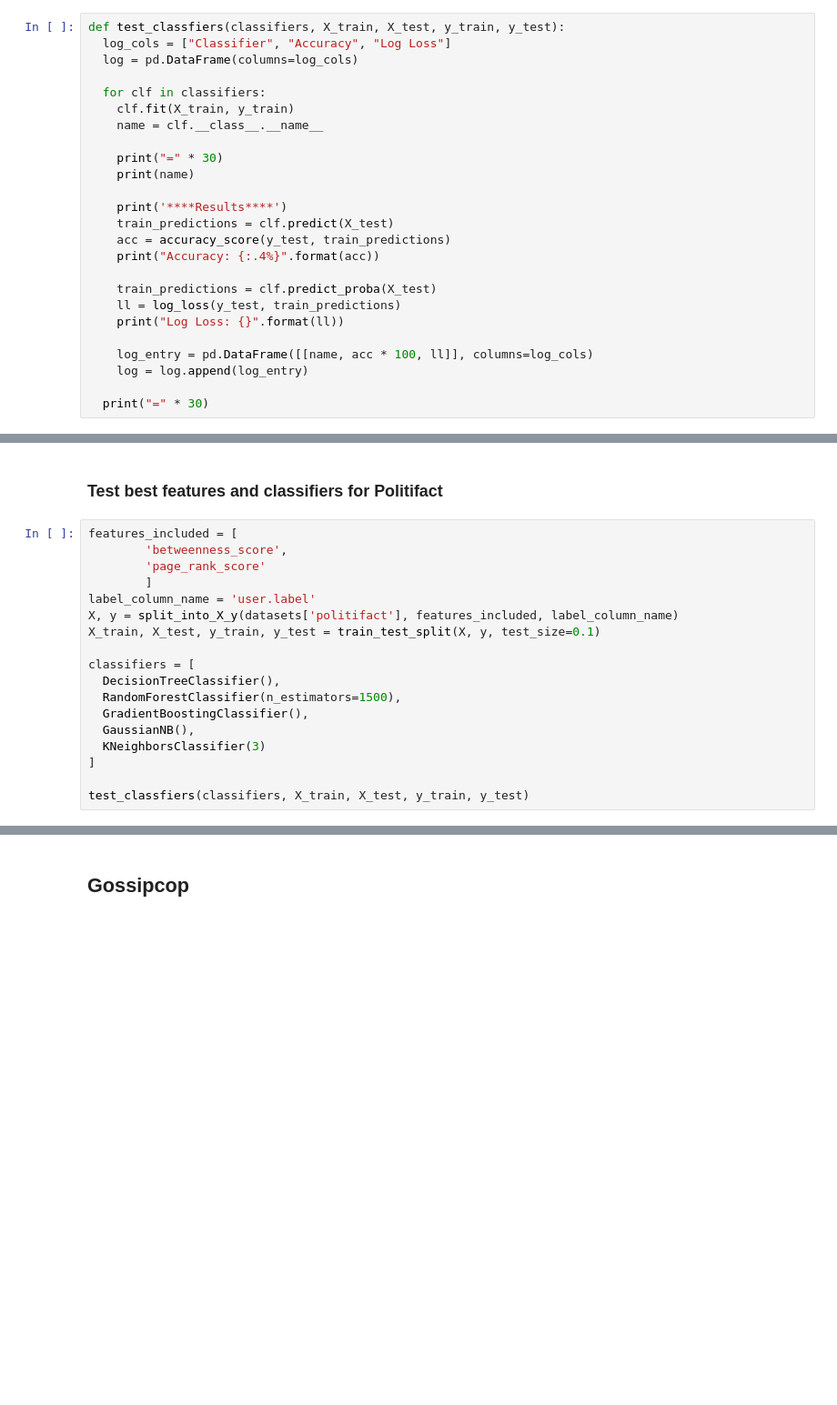
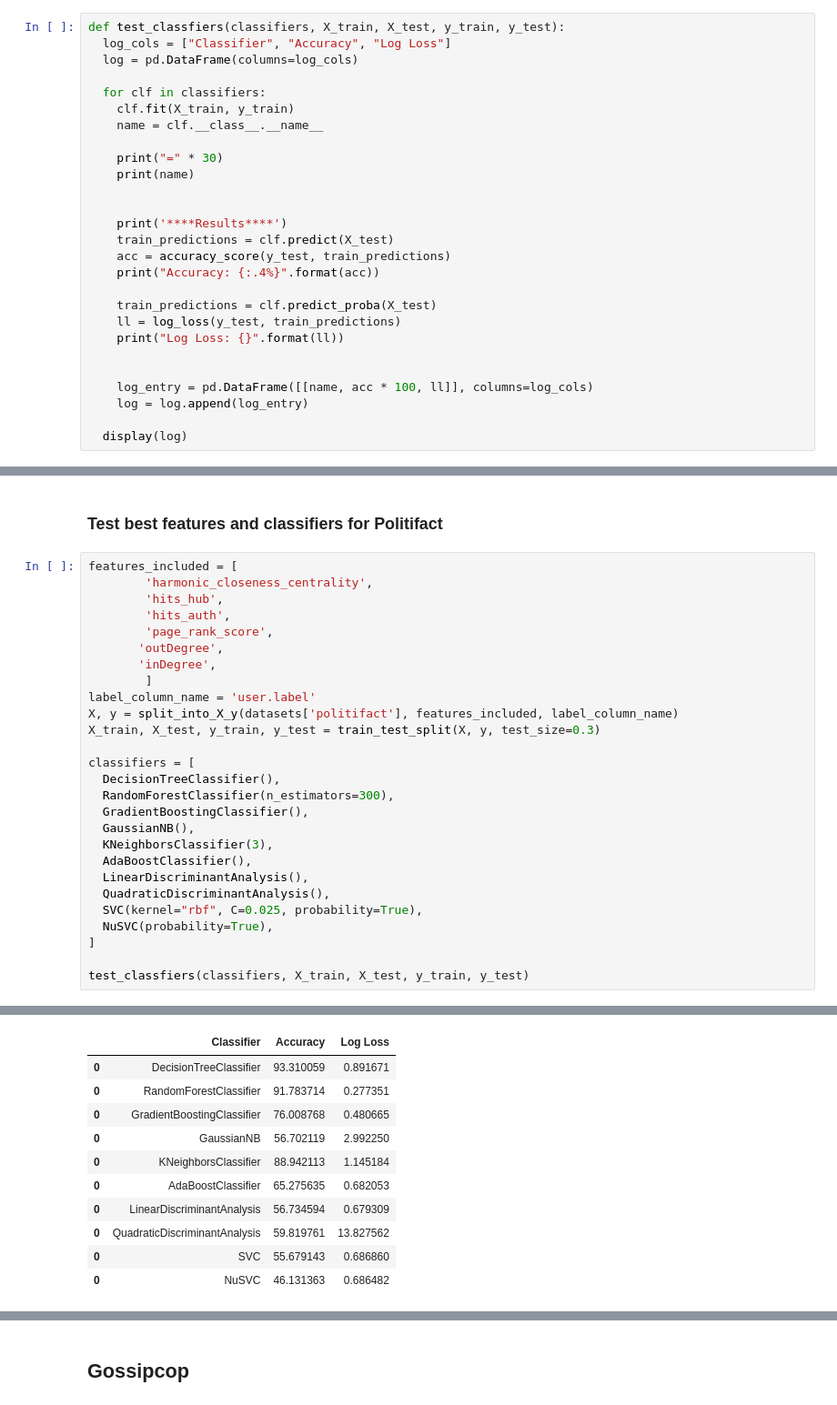
Before and after one commit to Patric/fkd-gs, a Jupyter notebook: notebooks/FakeNewsDetectionGraphSolutions.ipynb, the cells around one changed output, grey strips where cells are left out. Shown at 91% size. Drawn from its saved outputs; the diff is of its cells as text; blank space fills up the shorter version.

```diff
--- a/notebooks/FakeNewsDetectionGraphSolutions.ipynb
+++ b/notebooks/FakeNewsDetectionGraphSolutions.ipynb
@@ -500,6 +563,7 @@ def test_classfiers(classifiers, X_train, X_test, y_train, y_test):
     print("=" * 30)
     print(name)
 
+
     print('****Results****')
     train_predictions = clf.predict(X_test)
     acc = accuracy_score(y_test, train_predictions)
@@ -509,8 +573,9 @@ def test_classfiers(classifiers, X_train, X_test, y_train, y_test):
     ll = log_loss(y_test, train_predictions)
     print("Log Loss: {}".format(ll))
 
+
     log_entry = pd.DataFrame([[name, acc * 100, ll]], columns=log_cols)
     log = log.append(log_entry)
 
-  print("=" * 30)
+  display(log)
 # %% [markdown]
@@ -646,19 +709,28 @@ Log Loss: 13.520030775009644
 ### Test best features and classifiers for Politifact
 # %%
 features_included = [
-        'betweenness_score',
-        'page_rank_score'
+        'harmonic_closeness_centrality',
+        'hits_hub',
+        'hits_auth',
+        'page_rank_score',
+       'outDegree',
+       'inDegree',
         ]
 label_column_name = 'user.label'
 X, y = split_into_X_y(datasets['politifact'], features_included, label_column_name)
-X_train, X_test, y_train, y_test = train_test_split(X, y, test_size=0.1)
+X_train, X_test, y_train, y_test = train_test_split(X, y, test_size=0.3)
 
 classifiers = [
   DecisionTreeClassifier(),
-  RandomForestClassifier(n_estimators=1500),
+  RandomForestClassifier(n_estimators=300),
   GradientBoostingClassifier(),
   GaussianNB(),
-  KNeighborsClassifier(3)
+  KNeighborsClassifier(3),
+  AdaBoostClassifier(),
+  LinearDiscriminantAnalysis(),
+  QuadraticDiscriminantAnalysis(),
+  SVC(kernel="rbf", C=0.025, probability=True),
+  NuSVC(probability=True),
 ]
 
 test_classfiers(classifiers, X_train, X_test, y_train, y_test)
@@ -682,0 +765,11 @@ Log Loss: 1.4003050105374641
+|  | Classifier | Accuracy | Log Loss |
+| 0 | DecisionTreeClassifier | 93.310059 | 0.891671 |
+| 0 | RandomForestClassifier | 91.783714 | 0.277351 |
+| 0 | GradientBoostingClassifier | 76.008768 | 0.480665 |
+| 0 | GaussianNB | 56.702119 | 2.992250 |
+| 0 | KNeighborsClassifier | 88.942113 | 1.145184 |
+| 0 | AdaBoostClassifier | 65.275635 | 0.682053 |
+| 0 | LinearDiscriminantAnalysis | 56.734594 | 0.679309 |
+| 0 | QuadraticDiscriminantAnalysis | 59.819761 | 13.827562 |
+| 0 | SVC | 55.679143 | 0.686860 |
+| 0 | NuSVC | 46.131363 | 0.686482 |
```
Also changed, not shown: parts of 9 cells of this notebook.
